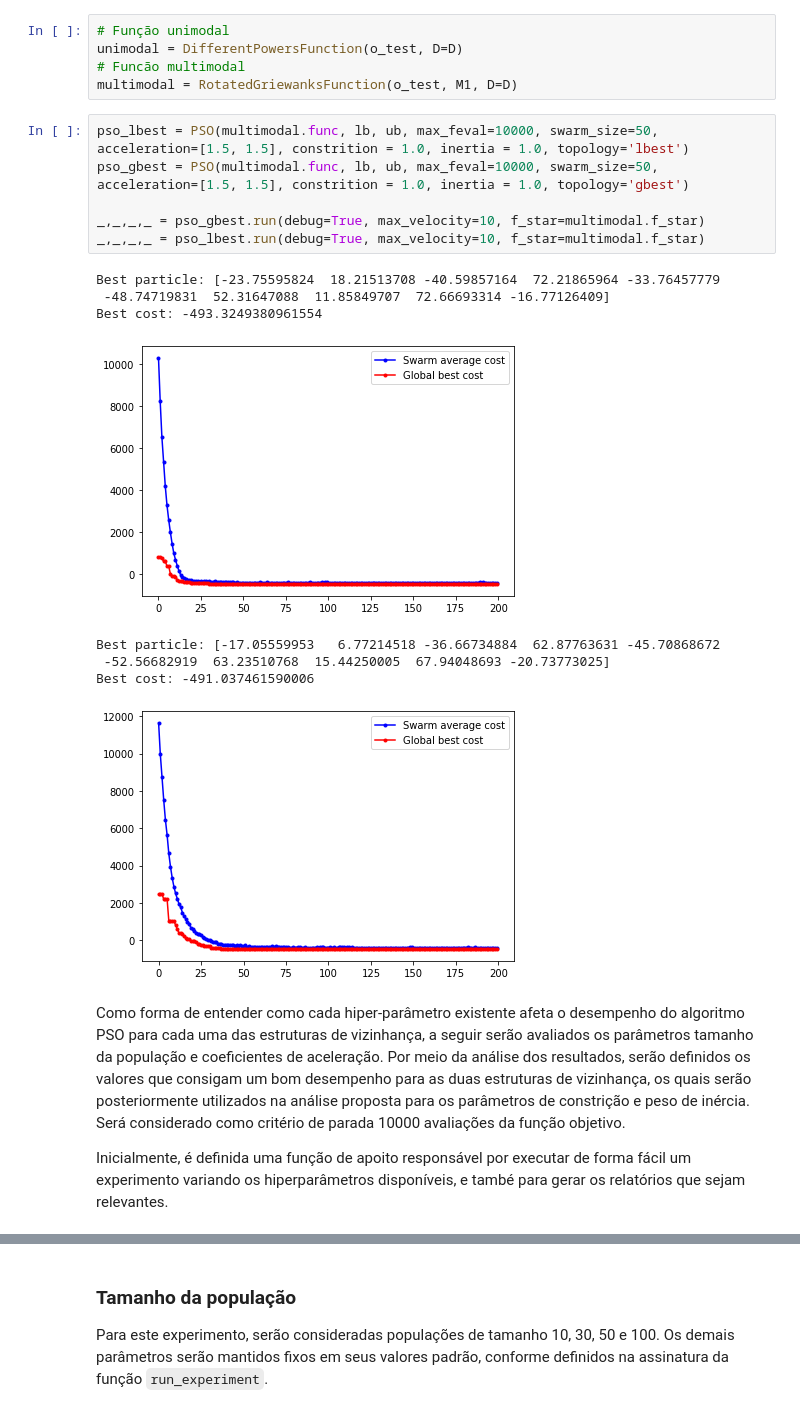
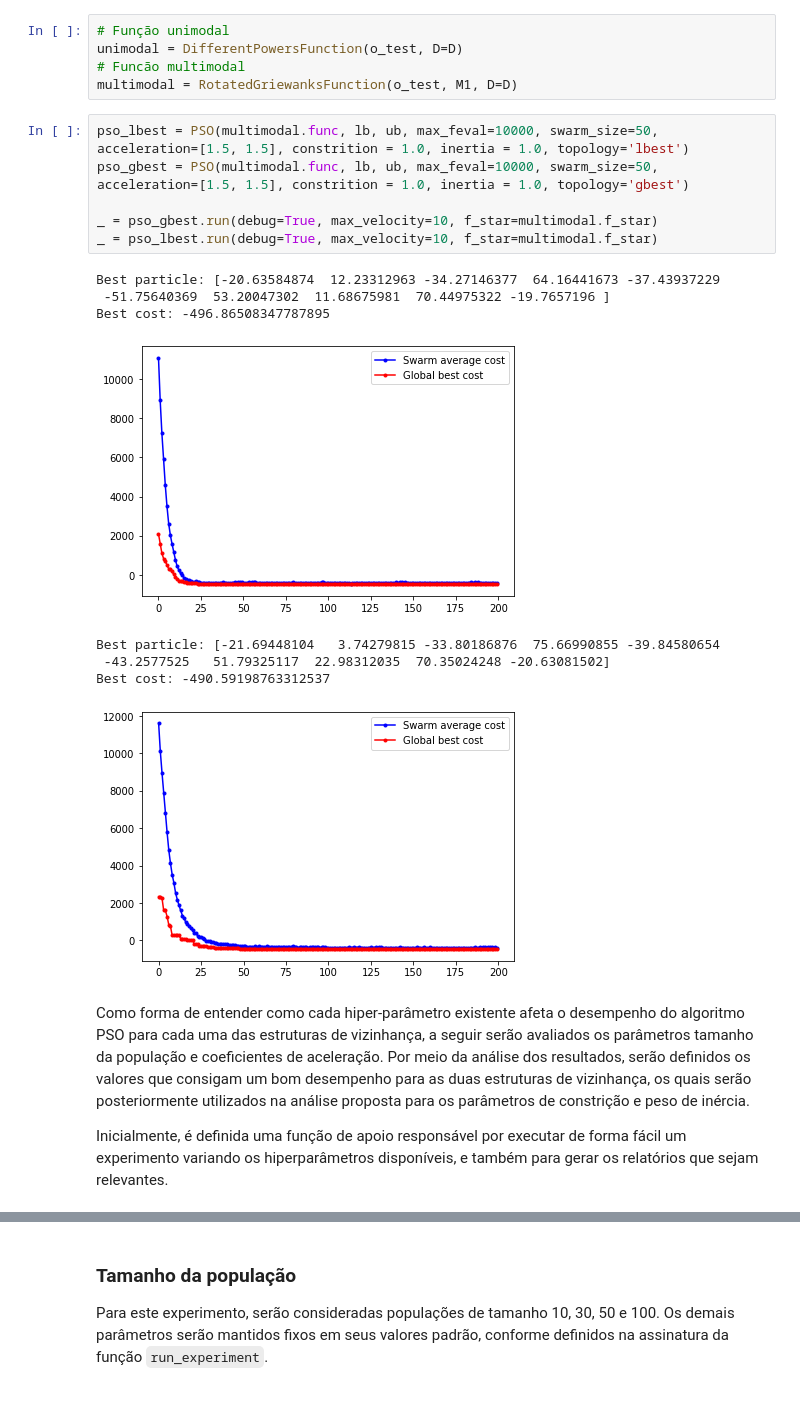
Before and after one commit to vicrsp/ce-ppgee, a Jupyter notebook: src/notebooks/tp2_pso.ipynb, the cells around one changed output, grey strips where cells are left out. Drawn from its saved outputs; the diff is of its cells as text.

```diff
--- a/src/notebooks/tp2_pso.ipynb
+++ b/src/notebooks/tp2_pso.ipynb
@@ -390,20 +389,20 @@ multimodal = RotatedGriewanksFunction(o_test, M1, D=D)
 # %%
 pso_lbest = PSO(multimodal.func, lb, ub, max_feval=10000, swarm_size=50, acceleration=[1.5, 1.5], constrition = 1.0, inertia = 1.0, topology='lbest')
 pso_gbest = PSO(multimodal.func, lb, ub, max_feval=10000, swarm_size=50, acceleration=[1.5, 1.5], constrition = 1.0, inertia = 1.0, topology='gbest')
 
-_,_,_,_ = pso_gbest.run(debug=True, max_velocity=10, f_star=multimodal.f_star)
-_,_,_,_ = pso_lbest.run(debug=True, max_velocity=10, f_star=multimodal.f_star)
+_ = pso_gbest.run(debug=True, max_velocity=10, f_star=multimodal.f_star)
+_ = pso_lbest.run(debug=True, max_velocity=10, f_star=multimodal.f_star)
 # %% [output]
-Best particle: [-23.75595824  18.21513708 -40.59857164  72.21865964 -33.76457779
- -48.74719831  52.31647088  11.85849707  72.66693314 -16.77126409]
-Best cost: -493.3249380961554
+Best particle: [-20.63584874  12.23312963 -34.27146377  64.16441673 -37.43937229
+ -51.75640369  53.20047302  11.68675981  70.44975322 -19.7657196 ]
+Best cost: -496.86508347787895
-[figure, old version]
+[figure, new version]
-Best particle: [-17.05559953   6.77214518 -36.66734884  62.87763631 -45.70868672
- -52.56682919  63.23510768  15.44250005  67.94048693 -20.73773025]
-Best cost: -491.037461590006
+Best particle: [-21.69448104   3.74279815 -33.80186876  75.66990855 -39.84580654
+ -43.2577525   51.79325117  22.98312035  70.35024248 -20.63081502]
+Best cost: -490.59198763312537
-[figure, old version]
+[figure, new version]
 # %% [markdown]
-Como forma de entender como cada hiper-parâmetro existente afeta o desempenho do algoritmo PSO para cada uma das estruturas de vizinhança, a seguir serão avaliados os parâmetros tamanho da população e coeficientes de aceleração. Por meio da análise dos resultados, serão definidos os valores que consigam um bom desempenho para as duas estruturas de vizinhança, os quais serão posteriormente utilizados na análise proposta para os parâmetros de constrição e peso de inércia. Será considerado como critério de parada 10000 avaliações da função objetivo.
+Como forma de entender como cada hiper-parâmetro existente afeta o desempenho do algoritmo PSO para cada uma das estruturas de vizinhança, a seguir serão avaliados os parâmetros tamanho da população e coeficientes de aceleração. Por meio da análise dos resultados, serão definidos os valores que consigam um bom desempenho para as duas estruturas de vizinhança, os quais serão posteriormente utilizados na análise proposta para os parâmetros de constrição e peso de inércia.
 
-Inicialmente, é definida uma função de apoito responsável por executar de forma fácil um experimento variando os hiperparâmetros disponíveis, e també para gerar os relatórios que sejam relevantes.
+Inicialmente, é definida uma função de apoio responsável por executar de forma fácil um experimento variando os hiperparâmetros disponíveis, e também para gerar os relatórios que sejam relevantes.
 # %%
```
Also changed, not shown: parts of 15 cells of this notebook.
